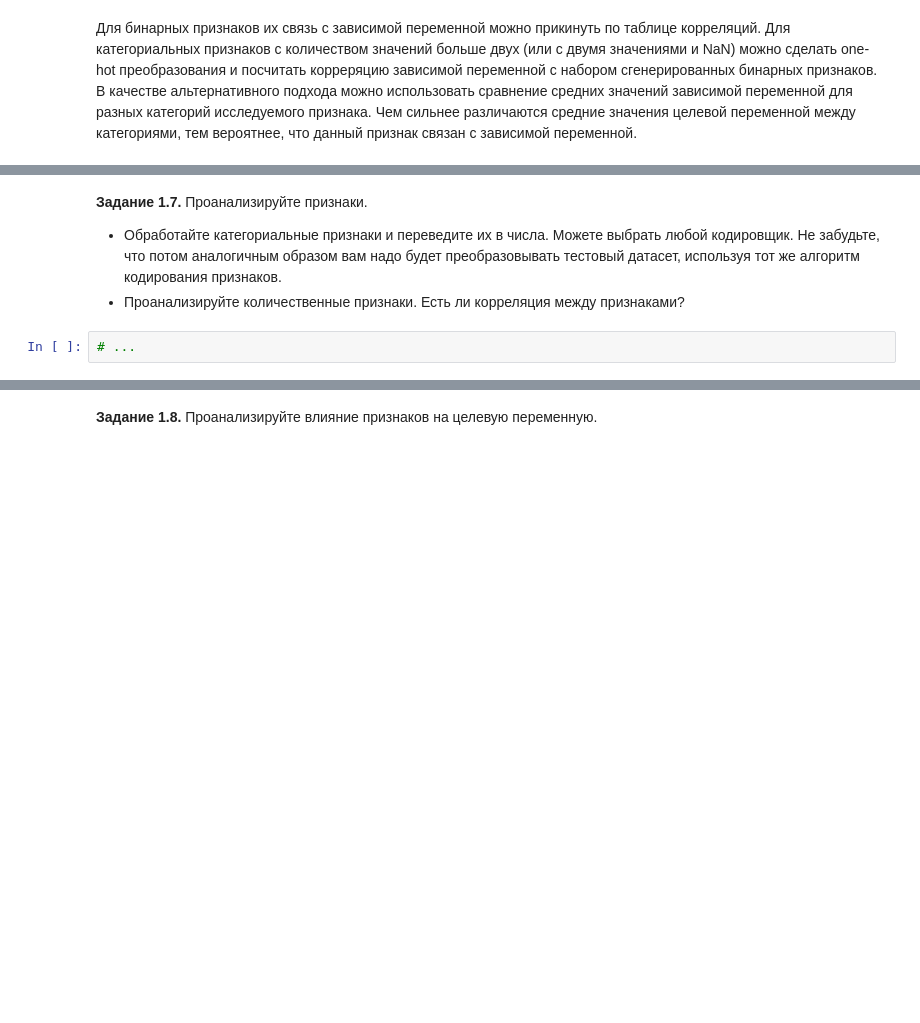
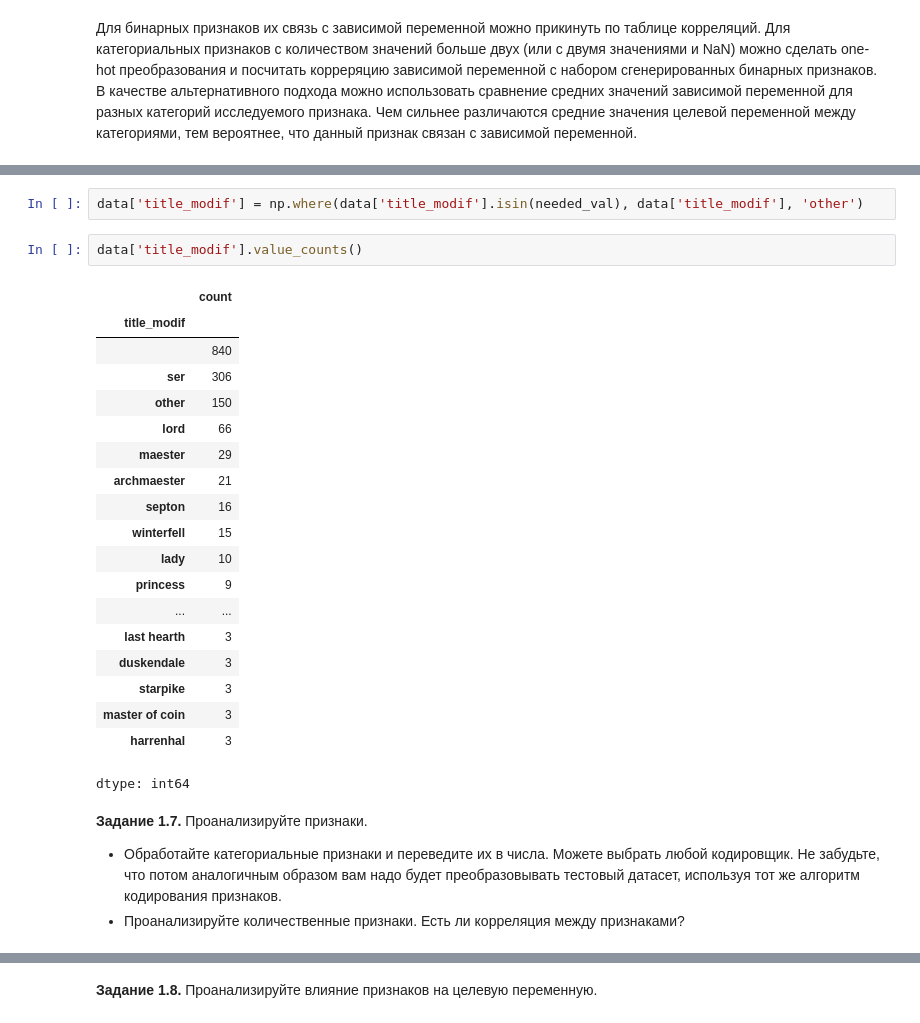
Before and after one commit to Aleksander-23443/deep-learnig-shcool, a Jupyter notebook: week_01_ml_intro/Homework/hw_1_game_of_thrones.ipynb, the cells around one changed output, grey strips where cells are left out. Saved outputs shown, nothing was run; the diff lists cells and outputs as text; blank space fills up the shorter version.

```diff
--- a/week_01_ml_intro/Homework/hw_1_game_of_thrones.ipynb
+++ b/week_01_ml_intro/Homework/hw_1_game_of_thrones.ipynb
@@ -443,6 +491,28 @@ data.describe(include = [np.int64, np.float64]).T[['count', 'min', 'max']].assig
+# %%
+data['title_modif'] = np.where(data['title_modif'].isin(needed_val), data['title_modif'], 'other')
+# %%
+data['title_modif'].value_counts()
+# %% [output]
+|  | count |
+| title_modif |  |
+|  | 840 |
+| ser | 306 |
+| other | 150 |
+| lord | 66 |
+| maester | 29 |
+| archmaester | 21 |
+| septon | 16 |
+| winterfell | 15 |
+| lady | 10 |
+| princess | 9 |
+| ... | ... |
+| last hearth | 3 |
+| duskendale | 3 |
+| starpike | 3 |
+| master of coin | 3 |
+| harrenhal | 3 |
+dtype: int64
 # %% [markdown]
 **Задание 1.7.** Проанализируйте признаки.
   * Обработайте категориальные признаки и переведите их в числа. Можете выбрать любой кодировщик. Не забудьте, что потом аналогичным образом вам надо будет преобразовывать тестовый датасет, используя тот же алгоритм кодирования признаков.
   * Проанализируйте количественные признаки. Есть ли корреляция между признаками?
-# %%
-# ...
```
Also changed, not shown: parts of 22 cells of this notebook.
